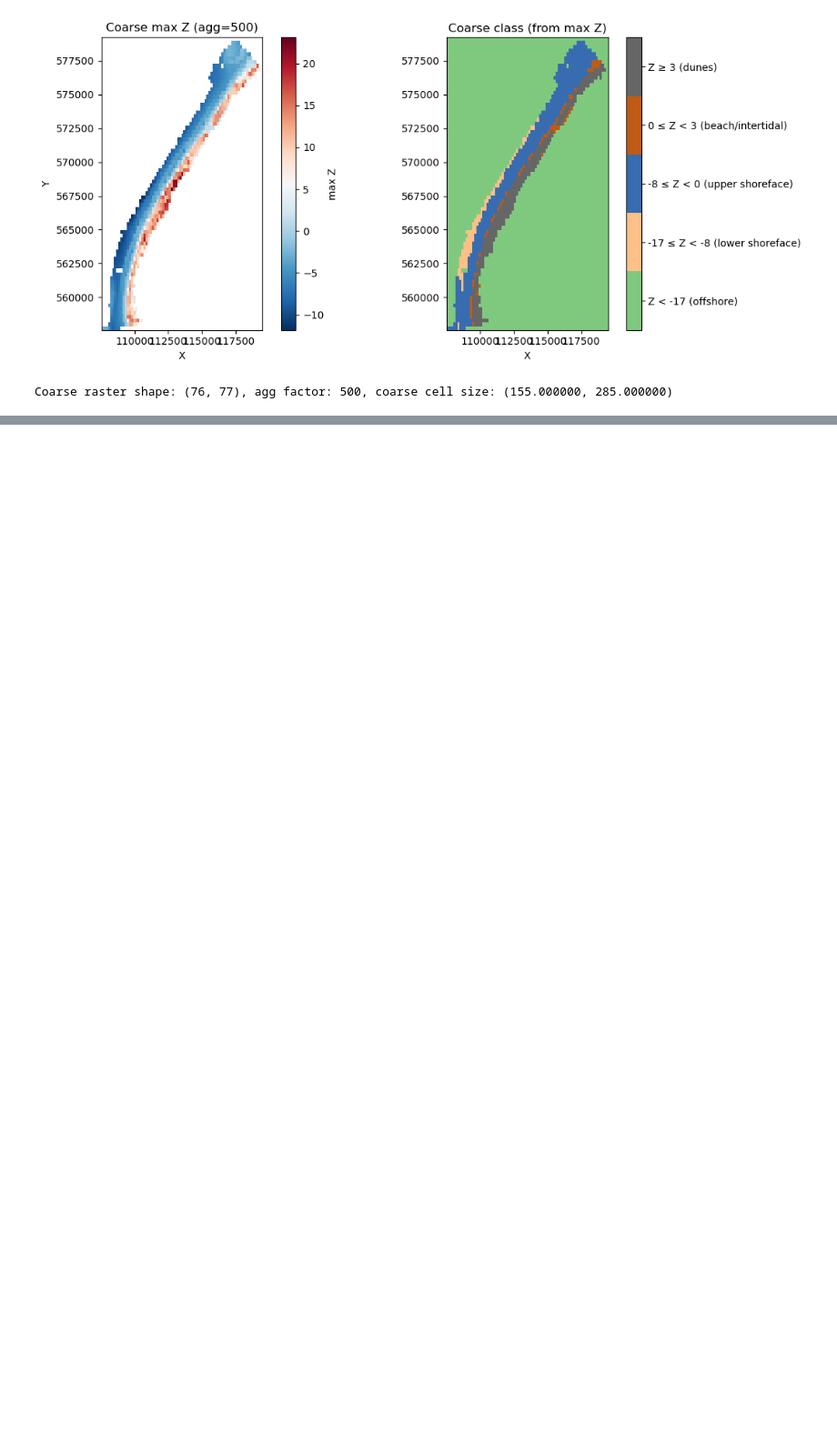
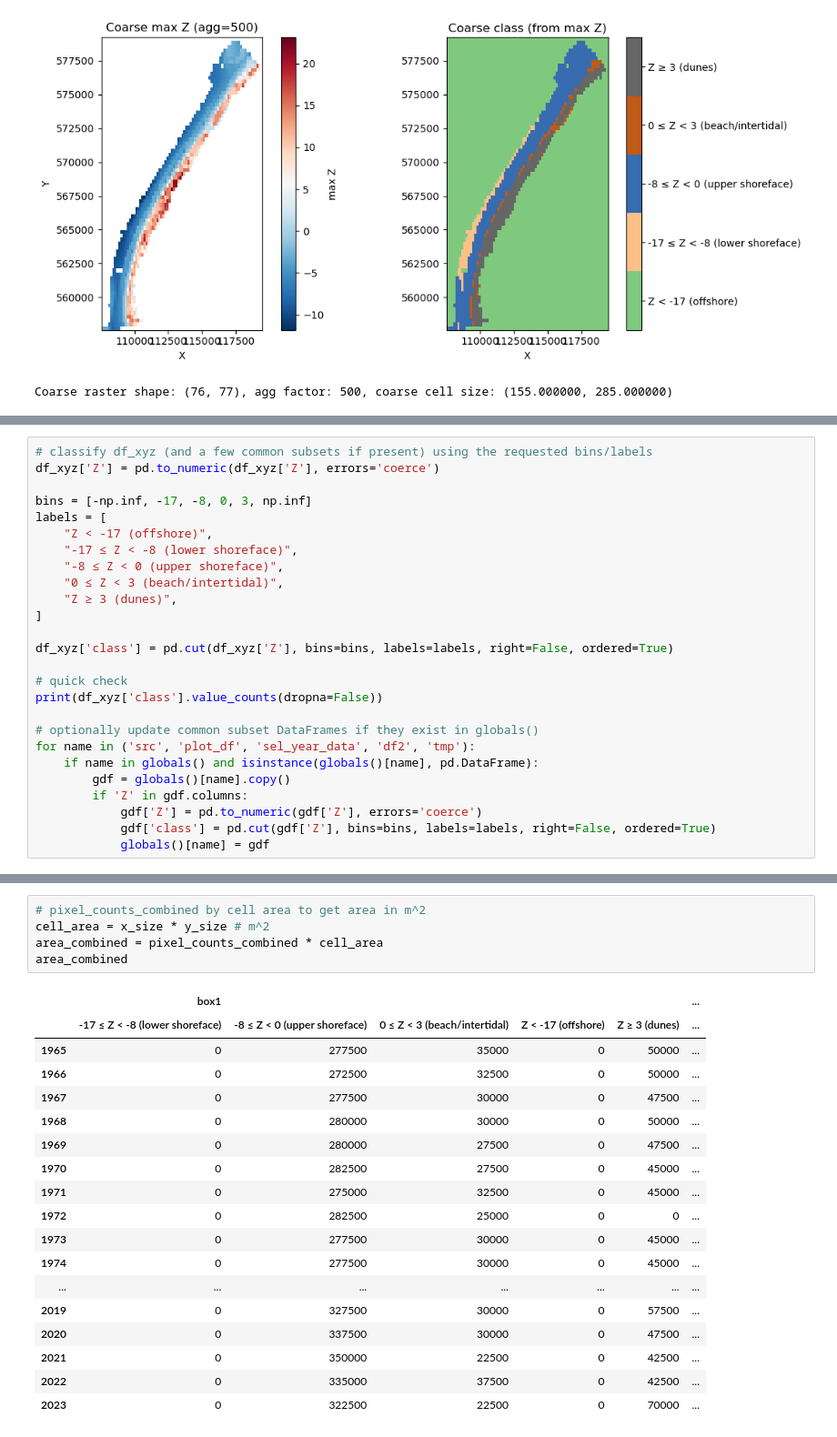
Before and after one commit to movephutthaphaiboon/model-based-water-systems-assessment, a Jupyter notebook: coastal_lab/coast-evolution-cleaned.ipynb, the cells around one changed output, grey strips where cells are left out. Shown at 91% size. Saved outputs shown, nothing was run; the diff lists cells and outputs as text; blank space fills up the shorter version.

```diff
--- a/coastal_lab/coast-evolution-cleaned.ipynb
+++ b/coastal_lab/coast-evolution-cleaned.ipynb
@@ -1421,0 +1424,26 @@ NameError: name 'df_box' is not defined
+# %%
+# classify df_xyz (and a few common subsets if present) using the requested bins/labels
+df_xyz['Z'] = pd.to_numeric(df_xyz['Z'], errors='coerce')
+
+bins = [-np.inf, -17, -8, 0, 3, np.inf]
+labels = [
+    "Z < -17 (offshore)",
+    "-17 ≤ Z < -8 (lower shoreface)",
+    "-8 ≤ Z < 0 (upper shoreface)",
+    "0 ≤ Z < 3 (beach/intertidal)",
+    "Z ≥ 3 (dunes)",
+]
+
+df_xyz['class'] = pd.cut(df_xyz['Z'], bins=bins, labels=labels, right=False, ordered=True)
+
+# quick check
+print(df_xyz['class'].value_counts(dropna=False))
+
+# optionally update common subset DataFrames if they exist in globals()
+for name in ('src', 'plot_df', 'sel_year_data', 'df2', 'tmp'):
+    if name in globals() and isinstance(globals()[name], pd.DataFrame):
+        gdf = globals()[name].copy()
+        if 'Z' in gdf.columns:
+            gdf['Z'] = pd.to_numeric(gdf['Z'], errors='coerce')
+            gdf['class'] = pd.cut(gdf['Z'], bins=bins, labels=labels, right=False, ordered=True)
+            globals()[name] = gdf
@@ -1421,0 +1588,24 @@ NameError: name 'df_box' is not defined
+# %%
+# pixel_counts_combined by cell area to get area in m^2
+cell_area = x_size * y_size # m^2
+area_combined = pixel_counts_combined * cell_area
+area_combined
+# %% [output]
+|  | box1 |  |  |  |  | ... |
+|  | -17 ≤ Z < -8 (lower shoreface) | -8 ≤ Z < 0 (upper shoreface) | 0 ≤ Z < 3 (beach/intertidal) | Z < -17 (offshore) | Z ≥ 3 (dunes) | ... |
+| 1965 | 0 | 277500 | 35000 | 0 | 50000 | ... |
+| 1966 | 0 | 272500 | 32500 | 0 | 50000 | ... |
+| 1967 | 0 | 277500 | 30000 | 0 | 47500 | ... |
+| 1968 | 0 | 280000 | 30000 | 0 | 50000 | ... |
+| 1969 | 0 | 280000 | 27500 | 0 | 47500 | ... |
+| 1970 | 0 | 282500 | 27500 | 0 | 45000 | ... |
+| 1971 | 0 | 275000 | 32500 | 0 | 45000 | ... |
+| 1972 | 0 | 282500 | 25000 | 0 | 0 | ... |
+| 1973 | 0 | 277500 | 30000 | 0 | 45000 | ... |
+| 1974 | 0 | 277500 | 30000 | 0 | 45000 | ... |
+| ... | ... | ... | ... | ... | ... | ... |
+| 2019 | 0 | 327500 | 30000 | 0 | 57500 | ... |
+| 2020 | 0 | 337500 | 30000 | 0 | 47500 | ... |
+| 2021 | 0 | 350000 | 22500 | 0 | 42500 | ... |
+| 2022 | 0 | 335000 | 37500 | 0 | 42500 | ... |
+| 2023 | 0 | 322500 | 22500 | 0 | 70000 | ... |
```
Also changed, not shown: parts of 11 cells of this notebook.
